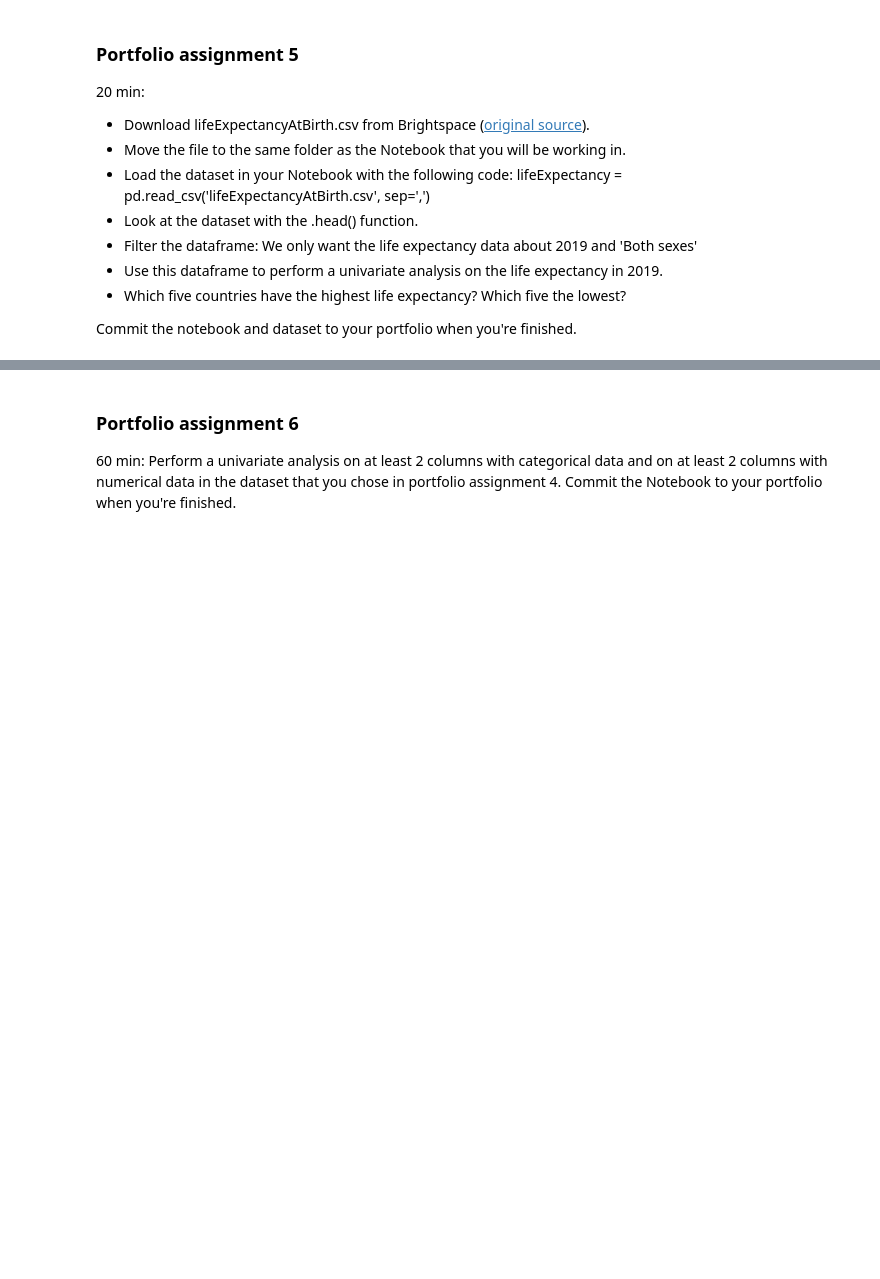
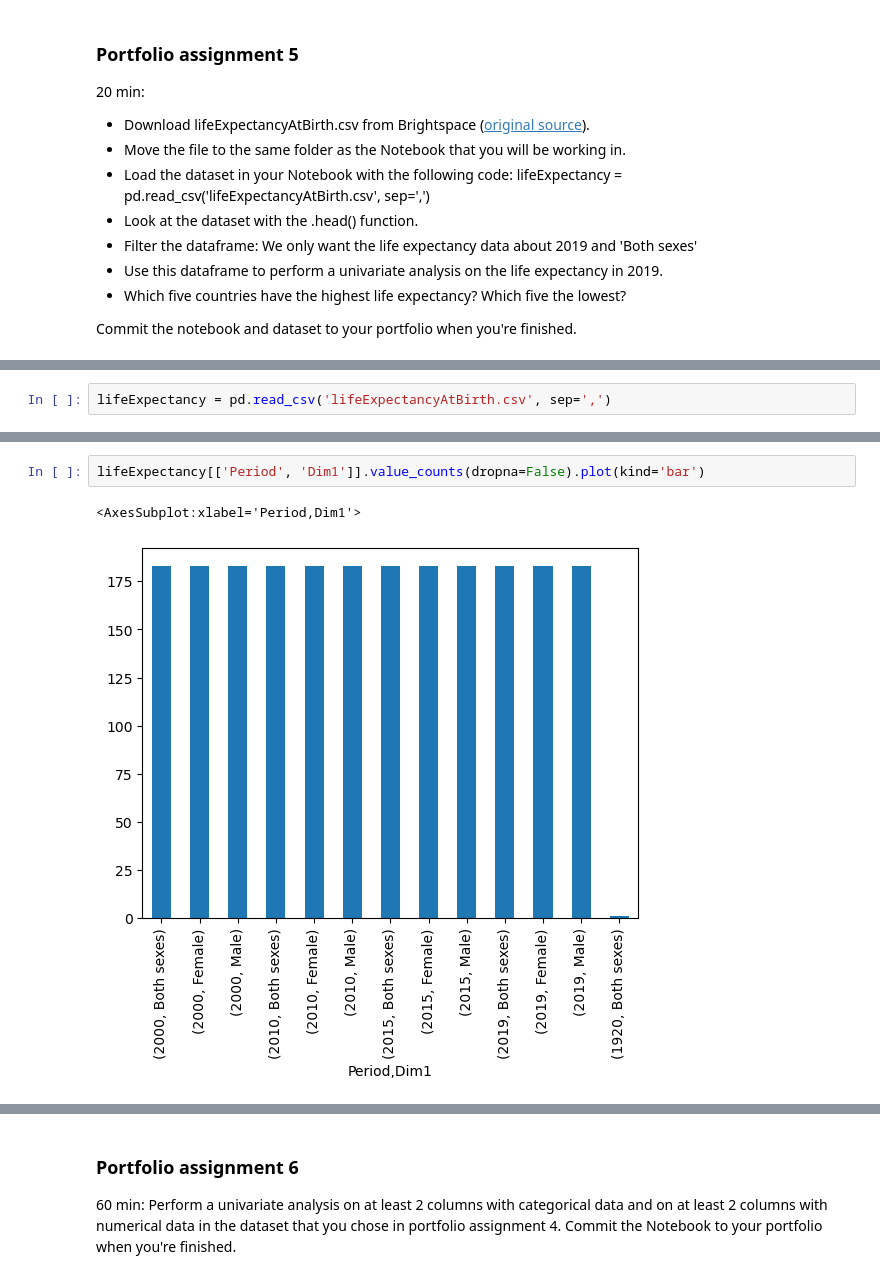
Before and after one commit to ThimoBL/DataScienceRepo, a Jupyter notebook: Introduction and Univariate Analysis - Copy.ipynb, the cells around one changed output, grey strips where cells are left out. Drawn from its saved outputs; the diff is of its cells as text; blank space fills up the shorter version.

```diff
--- a/Introduction and Univariate Analysis - Copy.ipynb
+++ b/Introduction and Univariate Analysis - Copy.ipynb
@@ -307,3 +364,5 @@ example_column4[example_column4 < 10].plot(kind='box')
 Commit the notebook and dataset to your portfolio when you're finished.
 # %% [markdown]
 ![](https://i.imgur.com/0v1CGNV.png)
+# %%
+lifeExpectancy = pd.read_csv('lifeExpectancyAtBirth.csv', sep=',')
@@ -309,0 +404,5 @@ Commit the notebook and dataset to your portfolio when you're finished.
+# %%
+lifeExpectancy[['Period', 'Dim1']].value_counts(dropna=False).plot(kind='bar')
+# %% [output]
+<AxesSubplot:xlabel='Period,Dim1'>
+[figure, added]
```
Also changed, not shown: parts of 31 cells of this notebook, 8 other files.
